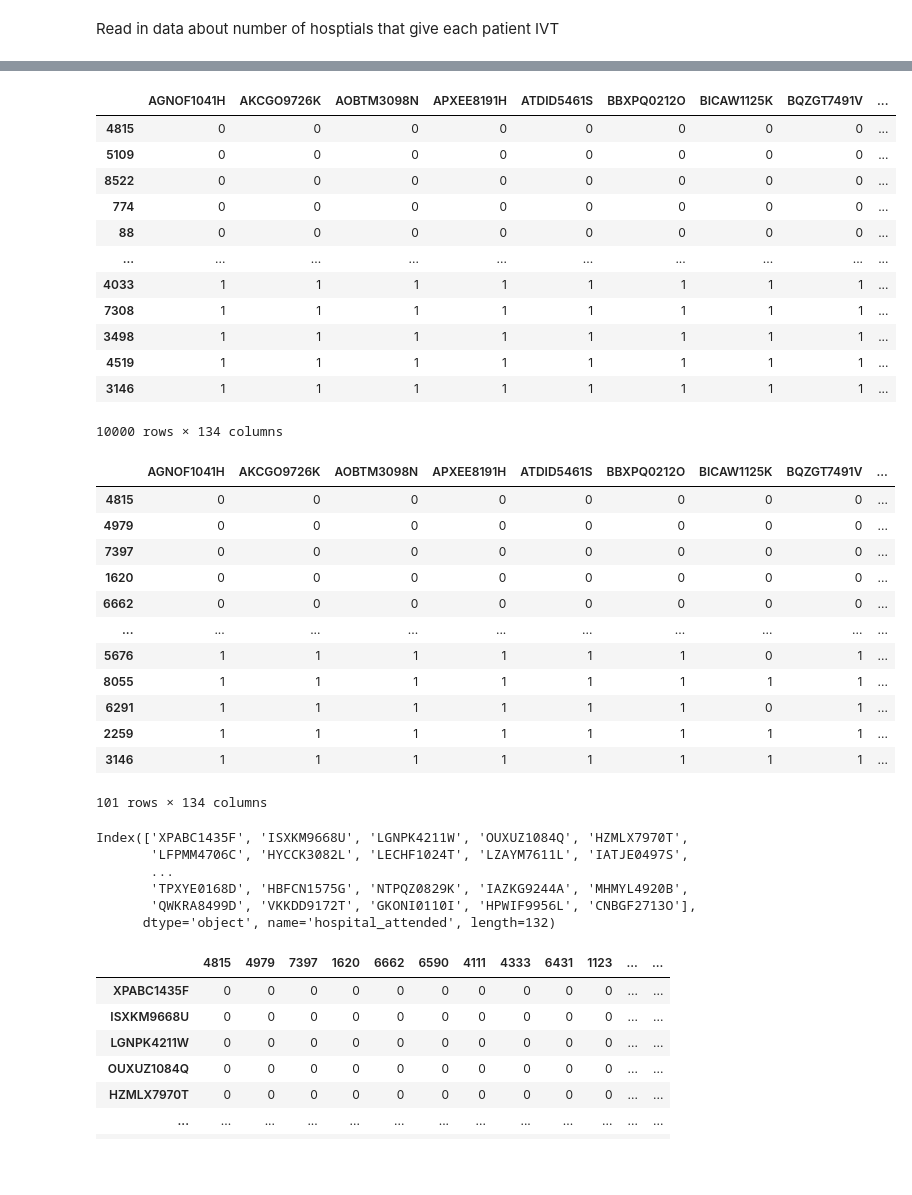
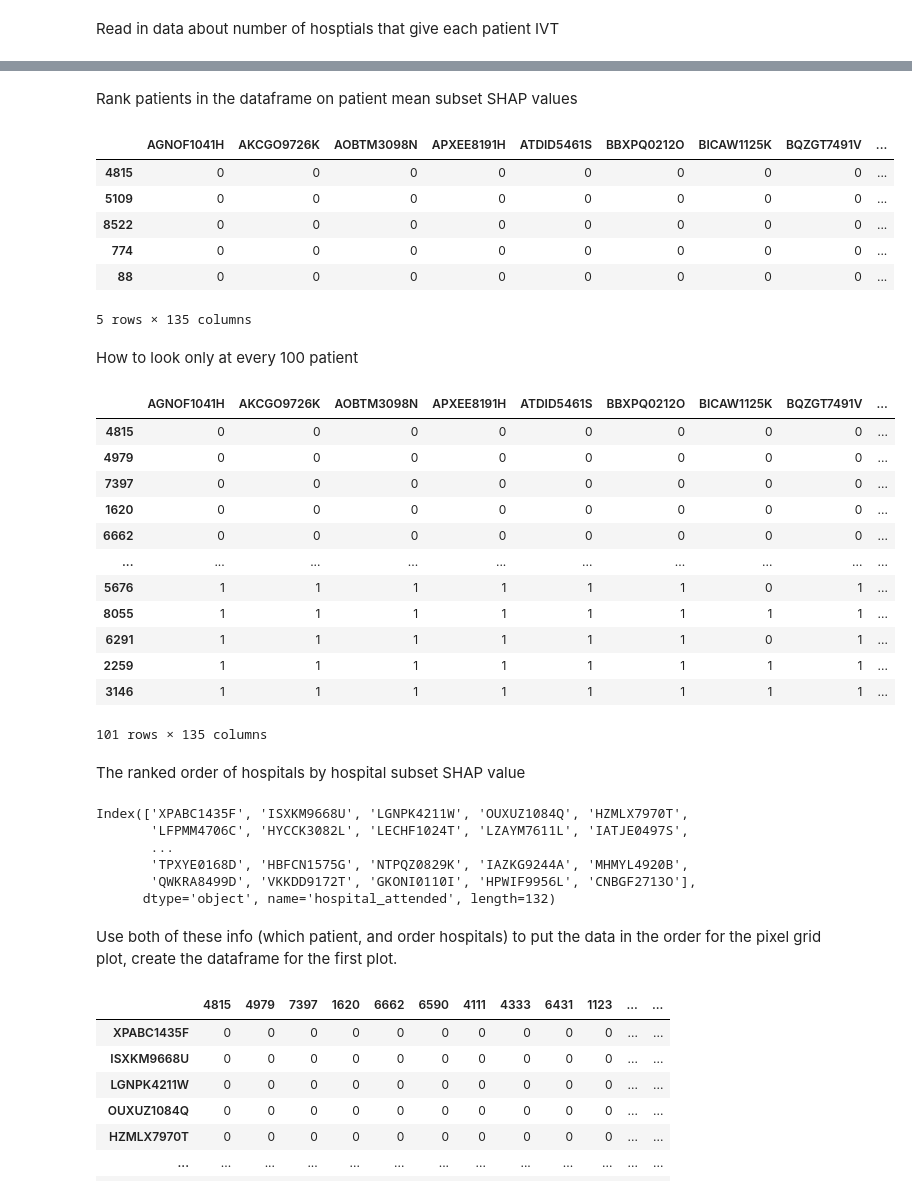
Before and after one commit to samuel-book/samuel_shap_paper_1, a Jupyter notebook: xgb_10_features/04d_10k_subset_SHAP_values_hosp_patient_plot.ipynb, the cells around one changed output, grey strips where cells are left out. Cells and saved outputs as stored; diff of their text form; code cells hidden in the pictures; blank space fills up the shorter version.

```diff
--- a/xgb_10_features/04d_10k_subset_SHAP_values_hosp_patient_plot.ipynb
+++ b/xgb_10_features/04d_10k_subset_SHAP_values_hosp_patient_plot.ipynb
@@ -834,4 +864,5 @@ df_patient_ivt_rate_10k
 # %%
 df_patient_subset = df_patient_subset.sort_values("patient_id")
-df_patient_subset
+df_patient_ivt_rate_10k["patient_mean_subset_shap_rank"] = patient_subset_mean.rank().astype(int)
+df_patient_ivt_rate_10k.head()
 # %% [output]
@@ -852,3 +875,0 @@ df_patient_subset
-# %%
-df_patient_ivt_rate_10k["patient_rank"] = patient_subset_mean.rank().astype(int)
-df_patient_ivt_rate_10k
@@ -869,22 +876,20 @@ df_patient_ivt_rate_10k
+# %% [markdown]
+Rank patients in the dataframe on patient mean subset SHAP values
 # %%
-df_patient_ivt_rate_10k = df_patient_ivt_rate_10k.sort_values("patient_rank")
-df_patient_ivt_rate_10k
+df_patient_ivt_rate_10k = df_patient_ivt_rate_10k.sort_values("patient_mean_subset_shap_rank")
+df_patient_ivt_rate_10k.head()
 # %% [output]
 |  | AGNOF1041H | AKCGO9726K | AOBTM3098N | APXEE8191H | ATDID5461S | BBXPQ0212O | BICAW1125K | BQZGT7491V | ... |
 | 4815 | 0 | 0 | 0 | 0 | 0 | 0 | 0 | 0 | ... |
 | 5109 | 0 | 0 | 0 | 0 | 0 | 0 | 0 | 0 | ... |
 | 8522 | 0 | 0 | 0 | 0 | 0 | 0 | 0 | 0 | ... |
 | 774 | 0 | 0 | 0 | 0 | 0 | 0 | 0 | 0 | ... |
 | 88 | 0 | 0 | 0 | 0 | 0 | 0 | 0 | 0 | ... |
-| ... | ... | ... | ... | ... | ... | ... | ... | ... | ... |
-| 4033 | 1 | 1 | 1 | 1 | 1 | 1 | 1 | 1 | ... |
-| 7308 | 1 | 1 | 1 | 1 | 1 | 1 | 1 | 1 | ... |
-| 3498 | 1 | 1 | 1 | 1 | 1 | 1 | 1 | 1 | ... |
-| 4519 | 1 | 1 | 1 | 1 | 1 | 1 | 1 | 1 | ... |
-| 3146 | 1 | 1 | 1 | 1 | 1 | 1 | 1 | 1 | ... |
-10000 rows × 134 columns
+5 rows × 135 columns
+# %% [markdown]
+How to look only at every 100 patient
 # %%
-df_patient_ivt_rate_10k.iloc[every_100_patient]
+df_patient_ivt_rate_10k.iloc[dict_patient_loc[100]]
 # %% [output]
 |  | AGNOF1041H | AKCGO9726K | AOBTM3098N | APXEE8191H | ATDID5461S | BBXPQ0212O | BICAW1125K | BQZGT7491V | ... |
 | 4815 | 0 | 0 | 0 | 0 | 0 | 0 | 0 | 0 | ... |
@@ -898,7 +903,9 @@ df_patient_ivt_rate_10k.iloc[every_100_patient]
 | 6291 | 1 | 1 | 1 | 1 | 1 | 1 | 0 | 1 | ... |
 | 2259 | 1 | 1 | 1 | 1 | 1 | 1 | 1 | 1 | ... |
 | 3146 | 1 | 1 | 1 | 1 | 1 | 1 | 1 | 1 | ... |
-101 rows × 134 columns
+101 rows × 135 columns
+# %% [markdown]
+The ranked order of hospitals by hospital subset SHAP value
 # %%
 df_hospital_subset.index
 # %% [output]
@@ -908,6 +915,8 @@ Index(['XPABC1435F', 'ISXKM9668U', 'LGNPK4211W', 'OUXUZ1084Q', 'HZMLX7970T',
        'TPXYE0168D', 'HBFCN1575G', 'NTPQZ0829K', 'IAZKG9244A', 'MHMYL4920B',
        'QWKRA8499D', 'VKKDD9172T', 'GKONI0110I', 'HPWIF9956L', 'CNBGF2713O'],
       dtype='object', name='hospital_attended', length=132)
+# %% [markdown]
+Use both of these info (which patient, and order hospitals) to put the data in the order for the pixel grid plot, create the dataframe for the first plot.
 # %%
 df_patient_ivt_rate_10k_to_plot1 = df_patient_ivt_rate_10k[df_hospital_subset.index].iloc[every_100_patient]
 df_patient_ivt_rate_10k_to_plot1 = df_patient_ivt_rate_10k_to_plot1.T
```
Also changed, not shown: parts of 24 cells of this notebook.
